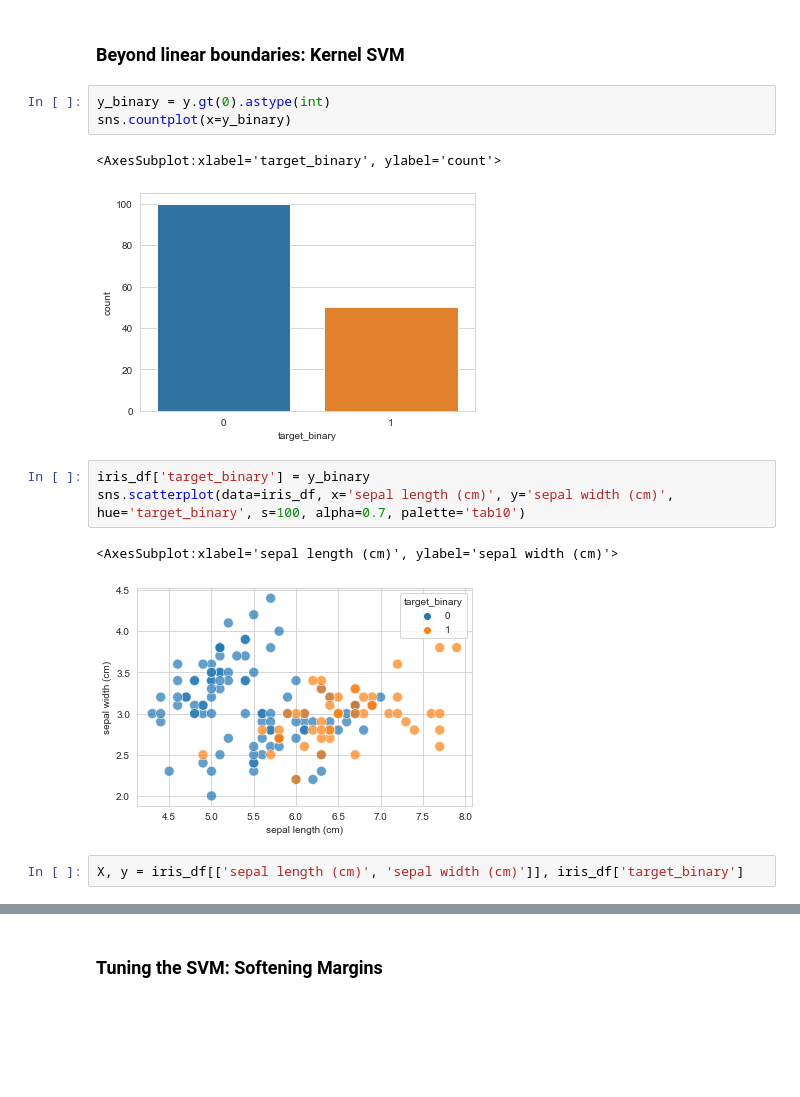
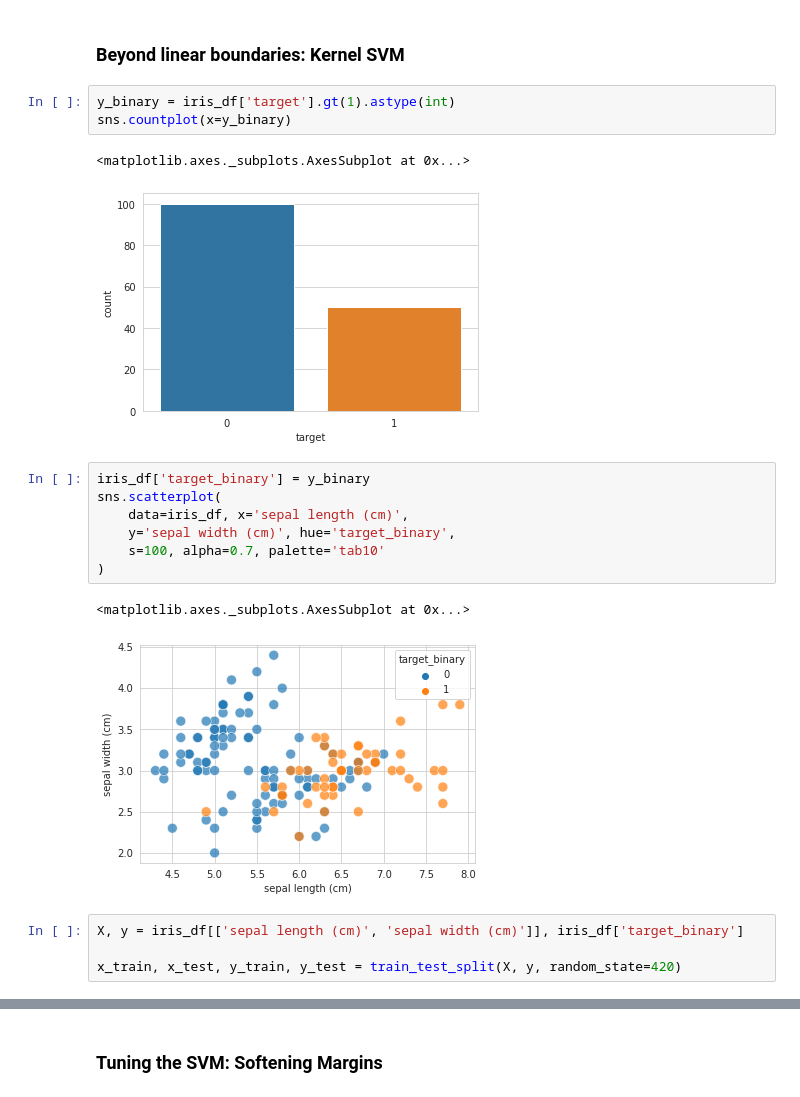
Before and after one commit to honghanhh/mci_python_36a1_l2, a Jupyter notebook: Lectures/lecture_05/lecture_05_inclass_p36a10l2.ipynb, the cells around one changed output, grey strips where cells are left out. Drawn from its saved outputs; the diff is of its cells as text; blank space fills up the shorter version.

```diff
--- a/Lectures/lecture_05/lecture_05_inclass_p36a10l2.ipynb
+++ b/Lectures/lecture_05/lecture_05_inclass_p36a10l2.ipynb
@@ -300,18 +471,24 @@ array([[1.9, 0.4],
 # %% [markdown]
 ### Beyond linear boundaries: Kernel SVM
 # %%
-y_binary = y.gt(0).astype(int)
+y_binary = iris_df['target'].gt(1).astype(int)
 sns.countplot(x=y_binary)
 # %% [output]
-<AxesSubplot:xlabel='target_binary', ylabel='count'>
+<matplotlib.axes._subplots.AxesSubplot at 0x...>
-[figure, old version]
+[figure, new version]
 # %%
 iris_df['target_binary'] = y_binary
-sns.scatterplot(data=iris_df, x='sepal length (cm)', y='sepal width (cm)', hue='target_binary', s=100, alpha=0.7, palette='tab10')
+sns.scatterplot(
+    data=iris_df, x='sepal length (cm)',
+    y='sepal width (cm)', hue='target_binary',
+    s=100, alpha=0.7, palette='tab10'
+)
 # %% [output]
-<AxesSubplot:xlabel='sepal length (cm)', ylabel='sepal width (cm)'>
+<matplotlib.axes._subplots.AxesSubplot at 0x...>
-[figure, old version]
+[figure, new version]
 # %%
 X, y = iris_df[['sepal length (cm)', 'sepal width (cm)']], iris_df['target_binary']
+
+x_train, x_test, y_train, y_test = train_test_split(X, y, random_state=420)
 # %%
 svc = SVC(kernel='linear') # C = 1.0
```
Also changed, not shown: parts of 56 cells of this notebook, 1 other file.
